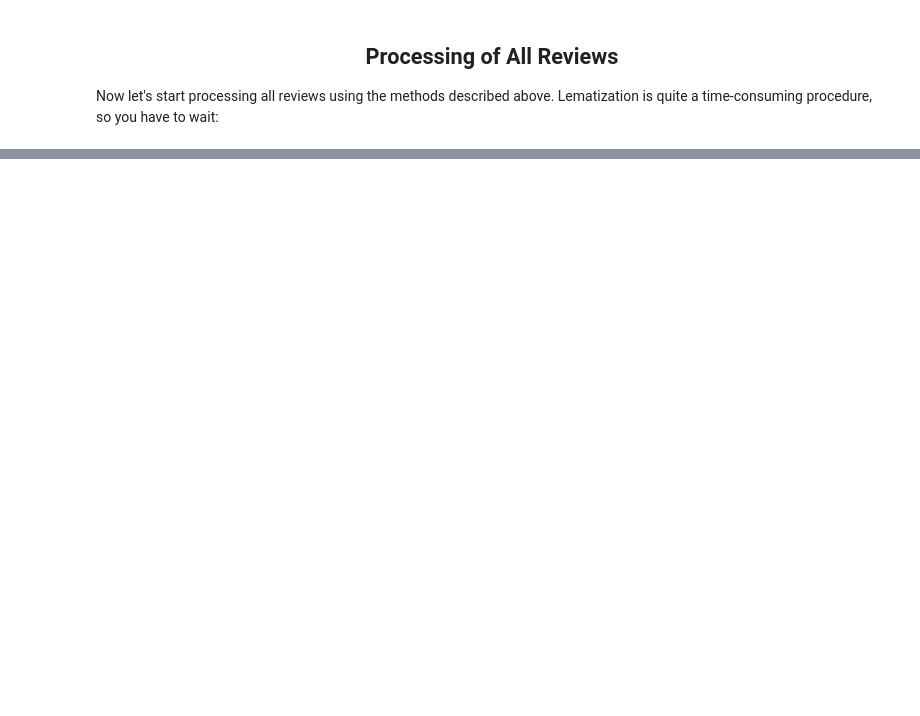
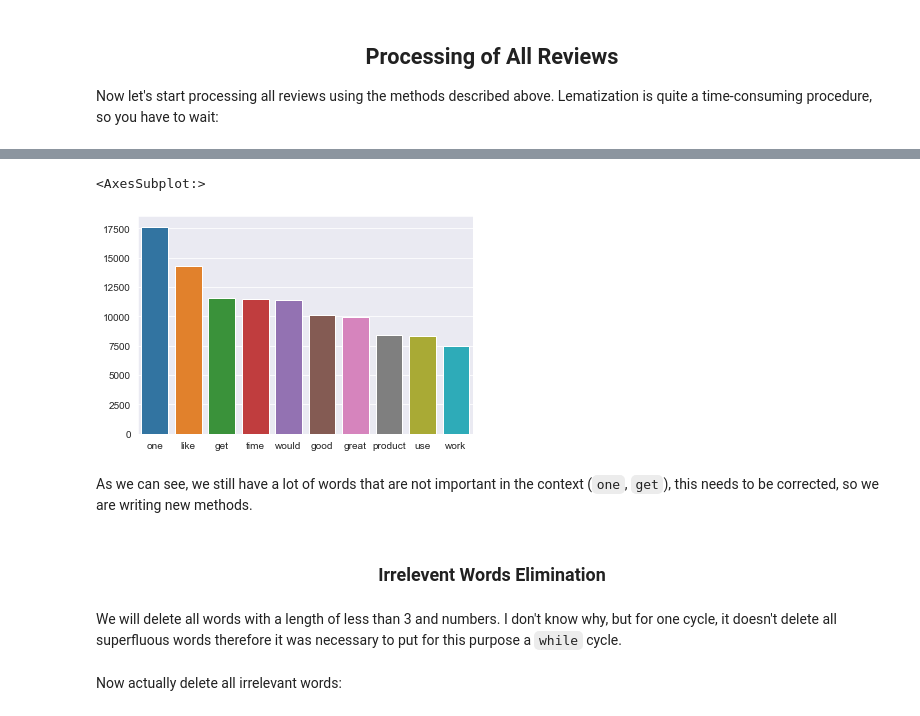
Before and after one commit to jackshendrikov/sentimento, a Jupyter notebook: Part I - Data Processing.ipynb, the cells around one changed output, grey strips where cells are left out. Cells and saved outputs as stored; diff of their text form; code cells hidden in the pictures; blank space fills up the shorter version.

```diff
--- a/Part I - Data Processing.ipynb
+++ b/Part I - Data Processing.ipynb
@@ -458,0 +497,18 @@ Review after stopwords elimination:  ['These', 'sunglasses', 'right', 'They', 'l
+# %%
+import seaborn as sns
+count, words = [], []
+for w in all_words_freq.most_common(10):
+    words.append(w[0])
+    count.append(w[1])
+
+sns.set_style("darkgrid")
+sns.barplot(x=words,y=count)
+# %% [output]
+<AxesSubplot:>
+[figure, added]
+# %% [markdown]
+As we can see, we still have a lot of words that are not important in the context (`one`, `get`), this needs to be corrected, so we are writing new methods.
+# %% [markdown]
+<h3 align="center">Irrelevent Words Elimination</h3>
+# %% [markdown]
+We will delete all words with a length of less than 3 and numbers. I don't know why, but for one cycle, it doesn't delete all superfluous words therefore it was necessary to put for this purpose a `while` cycle.
@@ -458,0 +530,2 @@ Review after stopwords elimination:  ['These', 'sunglasses', 'right', 'They', 'l
+# %% [markdown]
+Now actually delete all irrelevant words:
```
Also changed, not shown: parts of 20 cells of this notebook.
